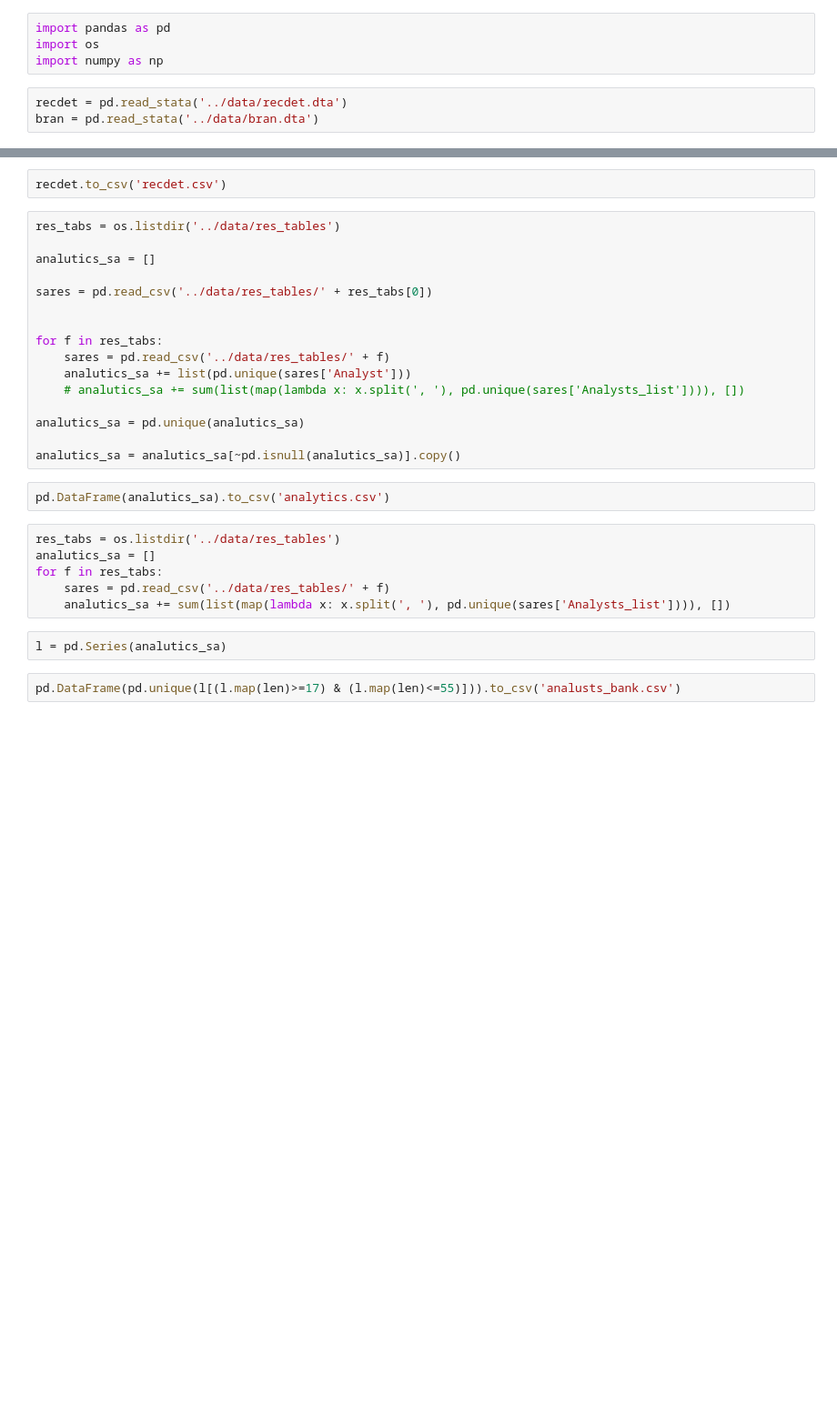
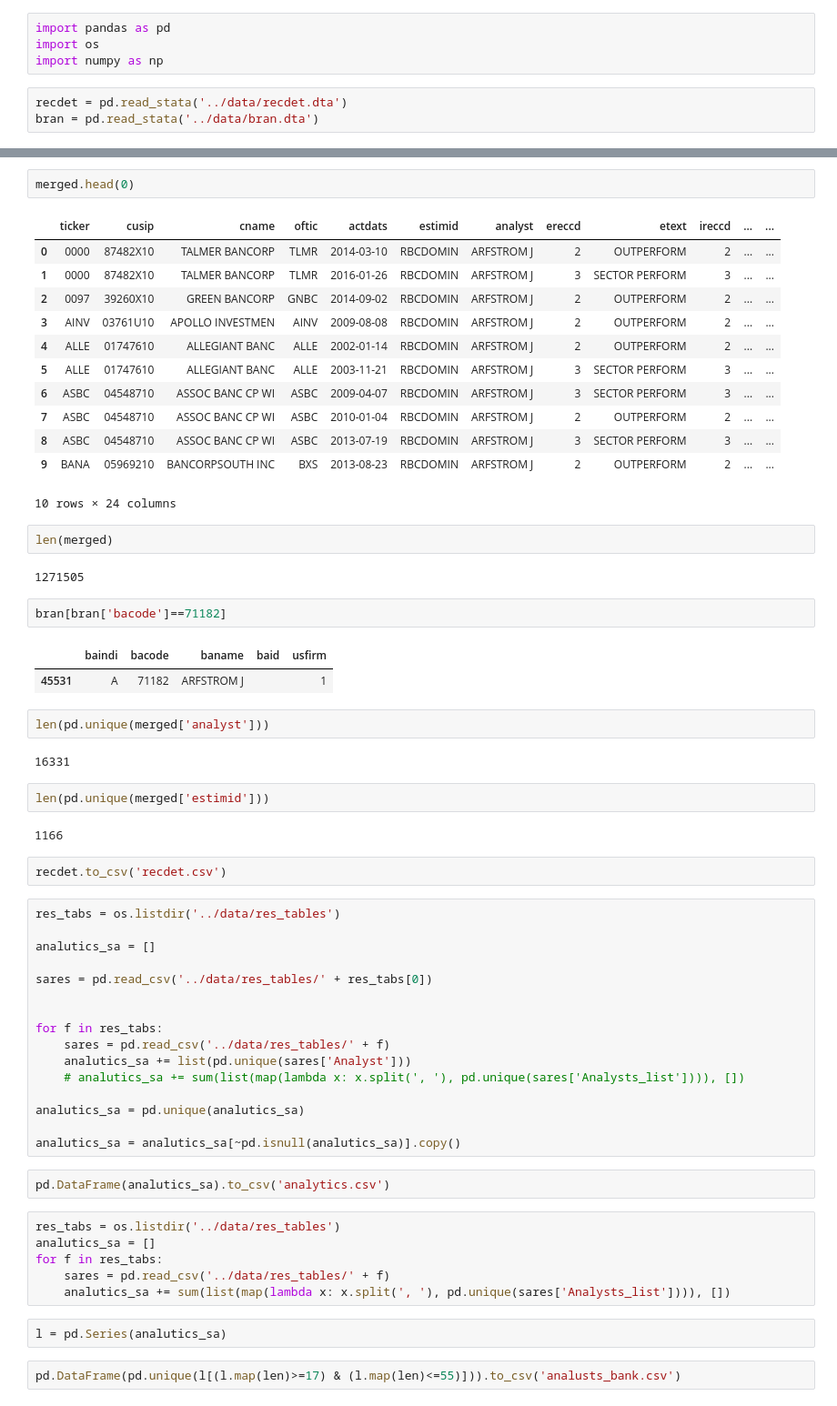
Before and after one commit to prokopyev/SeekingAlpha_project, a Jupyter notebook: raw_text_preprocessing/RECDET_BRAN_preproc.ipynb, the cells around one changed output, grey strips where cells are left out. Shown at 91% size. Cells and saved outputs as stored; diff of their text form; blank space fills up the shorter version.

```diff
--- a/raw_text_preprocessing/RECDET_BRAN_preproc.ipynb
+++ b/raw_text_preprocessing/RECDET_BRAN_preproc.ipynb
@@ -26,3 +48,35 @@ bran.head()
+# %%
+merged.head(0)
+# %% [output]
+|  | ticker | cusip | cname | oftic | actdats | estimid | analyst | ereccd | etext | ireccd | ... | ... |
+| 0 | 0000 | 87482X10 | TALMER BANCORP | TLMR | 2014-03-10 | RBCDOMIN | ARFSTROM J | 2 | OUTPERFORM | 2 | ... | ... |
+| 1 | 0000 | 87482X10 | TALMER BANCORP | TLMR | 2016-01-26 | RBCDOMIN | ARFSTROM J | 3 | SECTOR PERFORM | 3 | ... | ... |
+| 2 | 0097 | 39260X10 | GREEN BANCORP | GNBC | 2014-09-02 | RBCDOMIN | ARFSTROM J | 2 | OUTPERFORM | 2 | ... | ... |
+| 3 | AINV | 03761U10 | APOLLO INVESTMEN | AINV | 2009-08-08 | RBCDOMIN | ARFSTROM J | 2 | OUTPERFORM | 2 | ... | ... |
+| 4 | ALLE | 01747610 | ALLEGIANT BANC | ALLE | 2002-01-14 | RBCDOMIN | ARFSTROM J | 2 | OUTPERFORM | 2 | ... | ... |
+| 5 | ALLE | 01747610 | ALLEGIANT BANC | ALLE | 2003-11-21 | RBCDOMIN | ARFSTROM J | 3 | SECTOR PERFORM | 3 | ... | ... |
+| 6 | ASBC | 04548710 | ASSOC BANC CP WI | ASBC | 2009-04-07 | RBCDOMIN | ARFSTROM J | 3 | SECTOR PERFORM | 3 | ... | ... |
+| 7 | ASBC | 04548710 | ASSOC BANC CP WI | ASBC | 2010-01-04 | RBCDOMIN | ARFSTROM J | 2 | OUTPERFORM | 2 | ... | ... |
+| 8 | ASBC | 04548710 | ASSOC BANC CP WI | ASBC | 2013-07-19 | RBCDOMIN | ARFSTROM J | 3 | SECTOR PERFORM | 3 | ... | ... |
+| 9 | BANA | 05969210 | BANCORPSOUTH INC | BXS | 2013-08-23 | RBCDOMIN | ARFSTROM J | 2 | OUTPERFORM | 2 | ... | ... |
+10 rows × 24 columns
+# %%
+len(merged)
+# %% [output]
+1271505
+# %%
+bran[bran['bacode']==71182]
+# %% [output]
+|  | baindi | bacode | baname | baid | usfirm |
+| 45531 | A | 71182 | ARFSTROM J |  | 1 |
+# %%
+len(pd.unique(merged['analyst']))
+# %% [output]
+16331
+# %%
+len(pd.unique(merged['estimid']))
+# %% [output]
+1166
 # %%
 recdet.to_csv('recdet.csv')
 # %%
```
Also changed, not shown: parts of 3 cells of this notebook, 1 other file.
